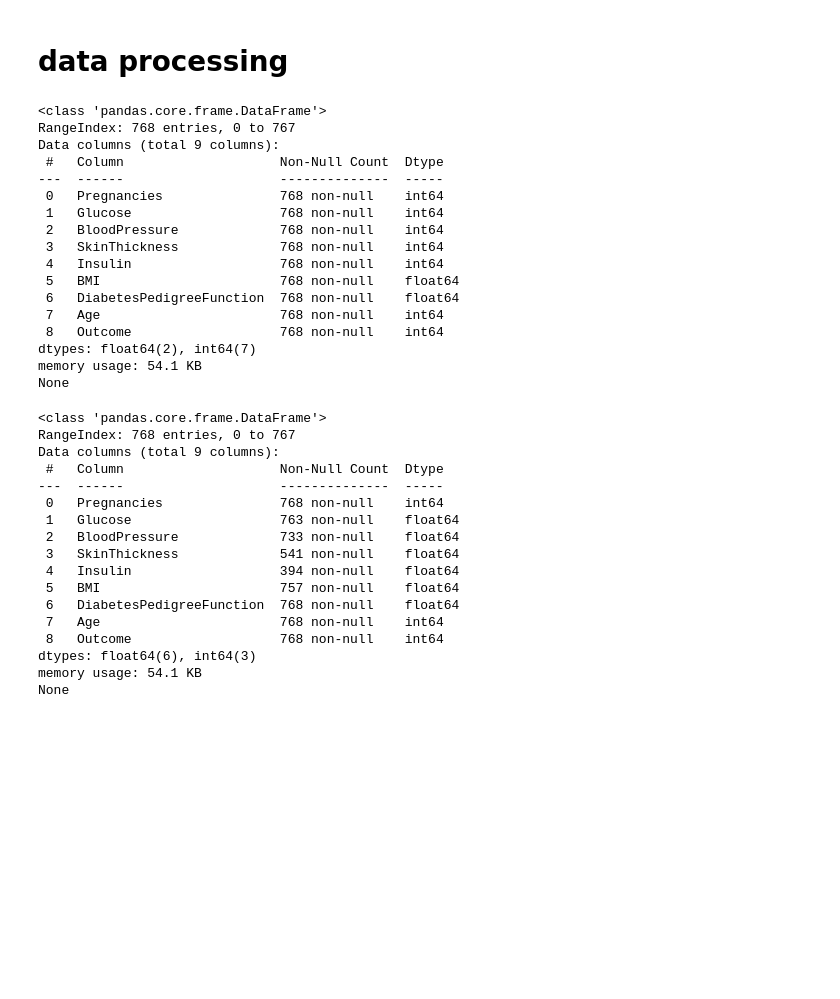
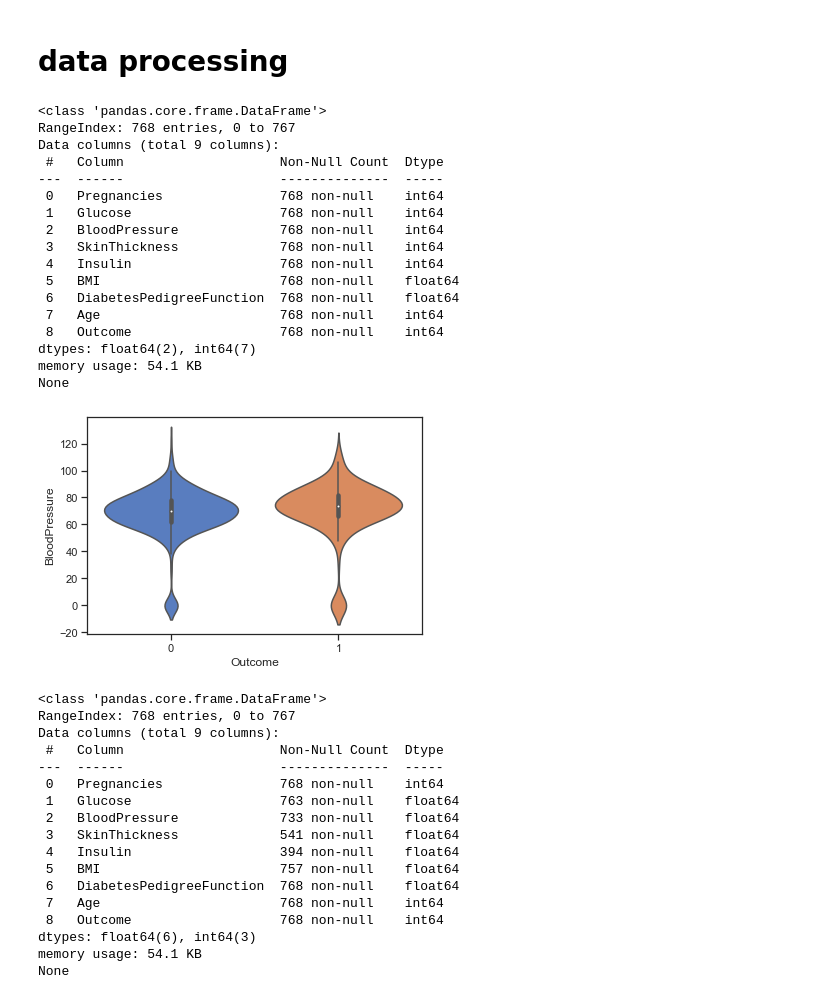
Before and after one commit to mayurraj876/Diabetes-Prediction, a Jupyter notebook: PROJECT.ipynb, the cells around one changed output. Drawn from its saved outputs; the diff is of its cells as text; code cells hidden in the pictures; blank space fills up the shorter version.

```diff
--- a/PROJECT.ipynb
+++ b/PROJECT.ipynb
@@ -21,24 +21,27 @@ from sklearn.metrics import precision_score, recall_score, f1_score
 # %%
 data = pd.read_csv("diabetes.csv")
 print(data.info())
+l=["Glucose",  "BloodPressure","SkinThickness","Insulin","BMI"]
+ax = sns.violinplot(x="Outcome", y="BloodPressure", data=data, palette="muted", split=True)
 # %% [output]
 <class 'pandas.core.frame.DataFrame'>
 RangeIndex: 768 entries, 0 to 767
 Data columns (total 9 columns):
  #   Column                    Non-Null Count  Dtype
 ---  ------                    --------------  -----
  0   Pregnancies               768 non-null    int64
  1   Glucose                   768 non-null    int64
  2   BloodPressure             768 non-null    int64
  3   SkinThickness             768 non-null    int64
  4   Insulin                   768 non-null    int64
  5   BMI                       768 non-null    float64
  6   DiabetesPedigreeFunction  768 non-null    float64
  7   Age                       768 non-null    int64
  8   Outcome                   768 non-null    int64
 dtypes: float64(2), int64(7)
 memory usage: 54.1 KB
 None
+[figure, added]
 # %%
 data[["Glucose",  "BloodPressure","SkinThickness","Insulin","BMI"]]=data[["Glucose",  "BloodPressure","SkinThickness","Insulin","BMI"]].replace(0,np.nan)
 # %%
```
Also changed, not shown: parts of 5 cells of this notebook.
